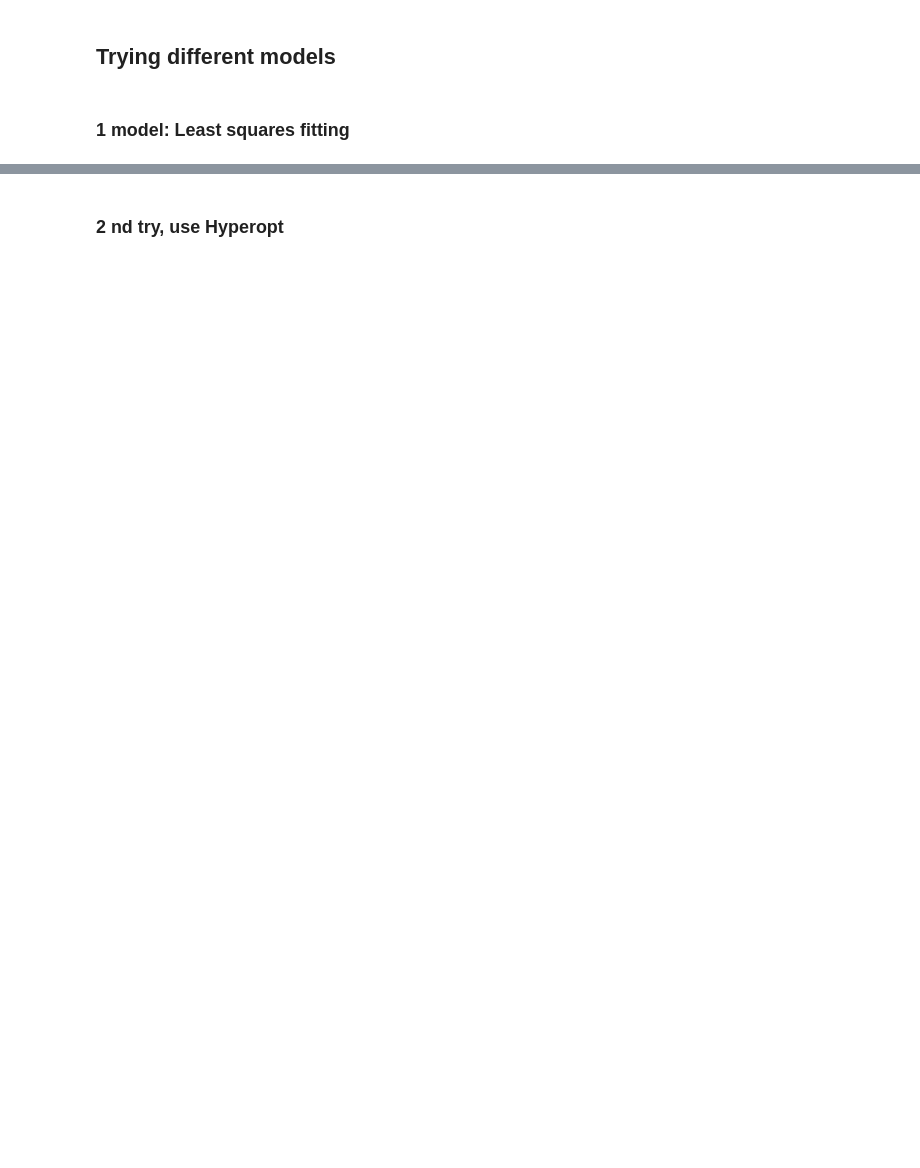
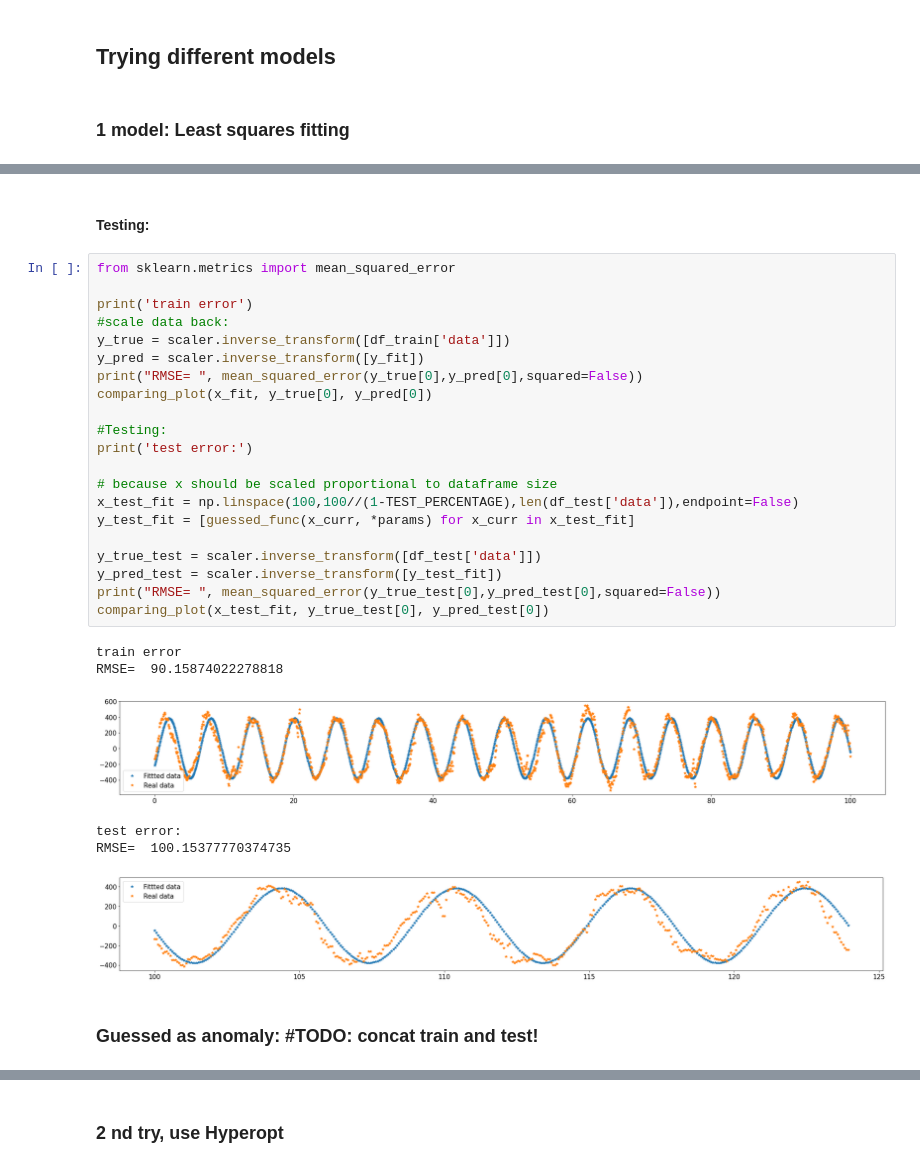
Before and after one commit to vladislav3112/time-series-exploration-testtask, a Jupyter notebook: metric_analysis.ipynb, the cells around one changed output, grey strips where cells are left out. Saved outputs shown, nothing was run; the diff lists cells and outputs as text; blank space fills up the shorter version.

```diff
--- a/metric_analysis.ipynb
+++ b/metric_analysis.ipynb
@@ -211,0 +208,32 @@ plt.show()
+# %% [markdown]
+#### Testing:
+# %%
+from sklearn.metrics import mean_squared_error
+
+print('train error')
+#scale data back:
+y_true = scaler.inverse_transform([df_train['data']])
+y_pred = scaler.inverse_transform([y_fit])
+print("RMSE= ", mean_squared_error(y_true[0],y_pred[0],squared=False))
+comparing_plot(x_fit, y_true[0], y_pred[0])
+
+#Testing:
+print('test error:')
+
+# because x should be scaled proportional to dataframe size
+x_test_fit = np.linspace(100,100//(1-TEST_PERCENTAGE),len(df_test['data']),endpoint=False)
+y_test_fit = [guessed_func(x_curr, *params) for x_curr in x_test_fit]
+
+y_true_test = scaler.inverse_transform([df_test['data']])
+y_pred_test = scaler.inverse_transform([y_test_fit])
+print("RMSE= ", mean_squared_error(y_true_test[0],y_pred_test[0],squared=False))
+comparing_plot(x_test_fit, y_true_test[0], y_pred_test[0])
+# %% [output]
+train error
+RMSE=  90.15874022278818
+[figure, added]
+test error:
+RMSE=  100.15377770374735
+[figure, added]
+# %% [markdown]
+### Guessed as anomaly:  #TODO: concat train and test!
```
Also changed, not shown: parts of 13 cells of this notebook.
